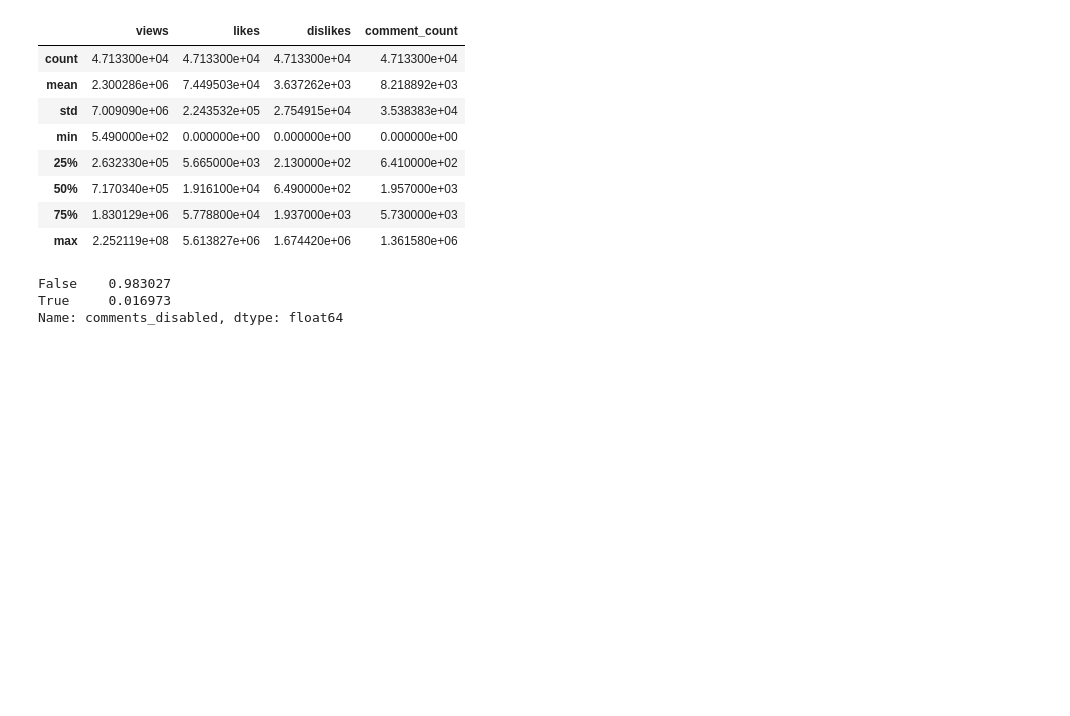
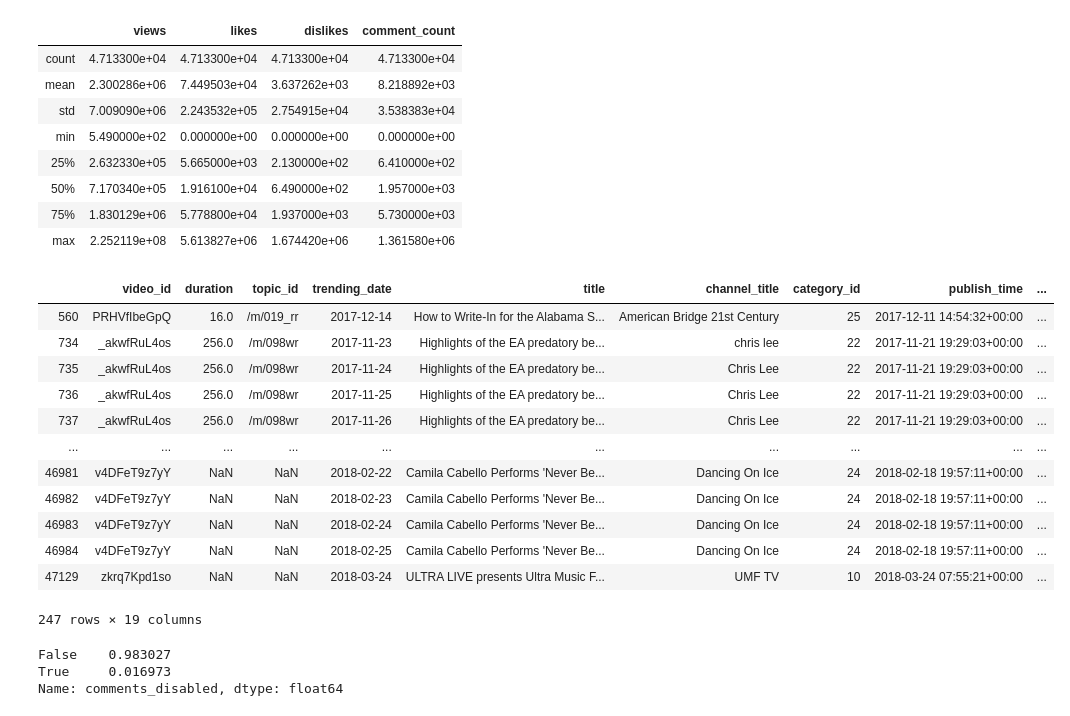
Before and after one commit to georgehua/Azure-Youtube-trending-analysis, a Jupyter notebook: understand_datasets.ipynb, the cells around one changed output. Cells and saved outputs as stored; diff of their text form; code cells hidden in the pictures; blank space fills up the shorter version.

```diff
--- a/understand_datasets.ipynb
+++ b/understand_datasets.ipynb
@@ -203,6 +219,22 @@ df[["views", "likes", "dislikes", "comment_count"]].describe()
 | 50% | 7.170340e+05 | 1.916100e+04 | 6.490000e+02 | 1.957000e+03 |
 | 75% | 1.830129e+06 | 5.778800e+04 | 1.937000e+03 | 5.730000e+03 |
 | max | 2.252119e+08 | 5.613827e+06 | 1.674420e+06 | 1.361580e+06 |
+# %%
+df[df.likes == 0]
+# %% [output]
+|  | video_id | duration | topic_id | trending_date | title | channel_title | category_id | publish_time | ... |
+| 560 | PRHVfIbeGpQ | 16.0 | /m/019_rr | 2017-12-14 | How to Write-In for the Alabama S... | American Bridge 21st Century | 25 | 2017-12-11 14:54:32+00:00 | ... |
+| 734 | _akwfRuL4os | 256.0 | /m/098wr | 2017-11-23 | Highlights of the EA predatory be... | chris lee | 22 | 2017-11-21 19:29:03+00:00 | ... |
+| 735 | _akwfRuL4os | 256.0 | /m/098wr | 2017-11-24 | Highlights of the EA predatory be... | Chris Lee | 22 | 2017-11-21 19:29:03+00:00 | ... |
+| 736 | _akwfRuL4os | 256.0 | /m/098wr | 2017-11-25 | Highlights of the EA predatory be... | Chris Lee | 22 | 2017-11-21 19:29:03+00:00 | ... |
+| 737 | _akwfRuL4os | 256.0 | /m/098wr | 2017-11-26 | Highlights of the EA predatory be... | Chris Lee | 22 | 2017-11-21 19:29:03+00:00 | ... |
+| ... | ... | ... | ... | ... | ... | ... | ... | ... | ... |
+| 46981 | v4DFeT9z7yY | NaN | NaN | 2018-02-22 | Camila Cabello Performs 'Never Be... | Dancing On Ice | 24 | 2018-02-18 19:57:11+00:00 | ... |
+| 46982 | v4DFeT9z7yY | NaN | NaN | 2018-02-23 | Camila Cabello Performs 'Never Be... | Dancing On Ice | 24 | 2018-02-18 19:57:11+00:00 | ... |
+| 46983 | v4DFeT9z7yY | NaN | NaN | 2018-02-24 | Camila Cabello Performs 'Never Be... | Dancing On Ice | 24 | 2018-02-18 19:57:11+00:00 | ... |
+| 46984 | v4DFeT9z7yY | NaN | NaN | 2018-02-25 | Camila Cabello Performs 'Never Be... | Dancing On Ice | 24 | 2018-02-18 19:57:11+00:00 | ... |
+| 47129 | zkrq7Kpd1so | NaN | NaN | 2018-03-24 | ULTRA LIVE presents Ultra Music F... | UMF TV | 10 | 2018-03-24 07:55:21+00:00 | ... |
+247 rows × 19 columns
 # %%
 # COMMENTS_DISABLED
 df['comments_disabled'].value_counts(normalize=True)
```
Also changed, not shown: parts of 3 cells of this notebook, 3 other files.
